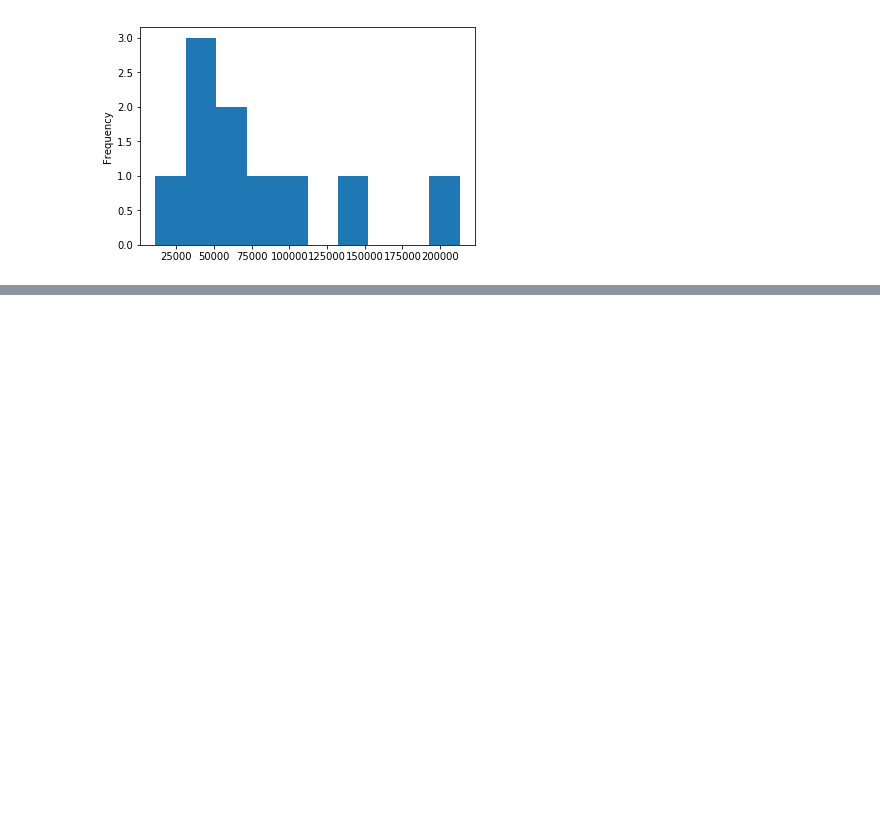
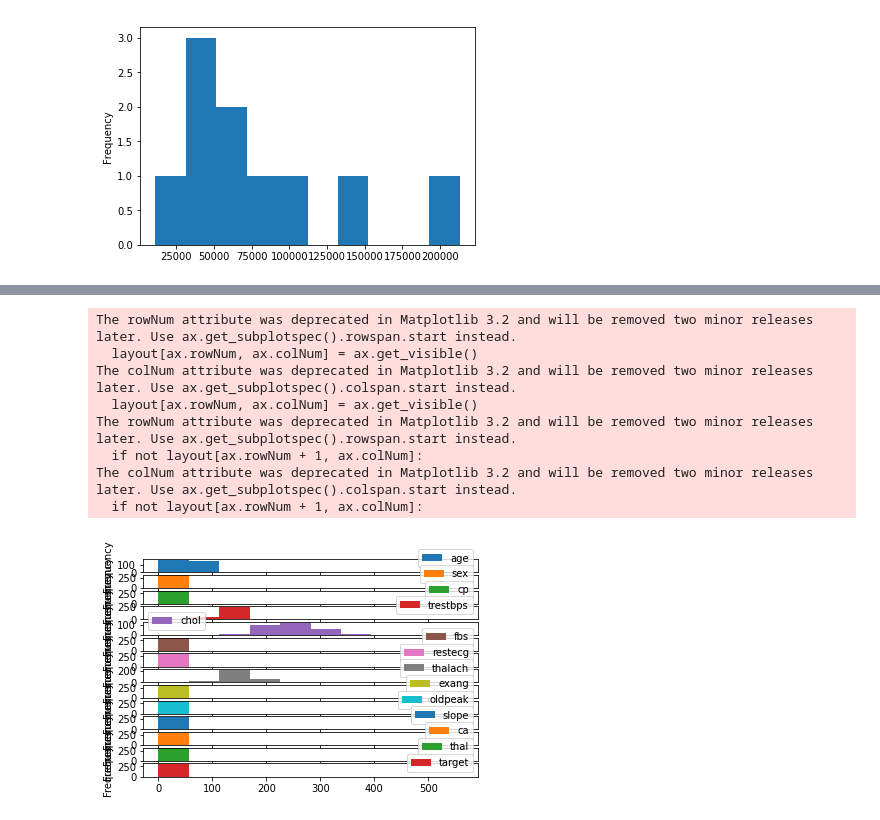
Before and after one commit to aryatomarAI/Machine-learning-and-data-science, a Jupyter notebook: Matplotlib/Introduction-to-matplotlib.ipynb, the cells around one changed output, grey strips where cells are left out. Saved outputs shown, nothing was run; the diff lists cells and outputs as text; code cells hidden in the pictures; blank space fills up the shorter version.

```diff
--- a/Matplotlib/Introduction-to-matplotlib.ipynb
+++ b/Matplotlib/Introduction-to-matplotlib.ipynb
@@ -366,0 +384,12 @@ car_sales["Odometer (KM)"].plot.hist(bins=10)
+# %%
+heart_disease.plot.hist(subplots=True); # We get subplots which are overlapping eachother
+# %% [output]
+The rowNum attribute was deprecated in Matplotlib 3.2 and will be removed two minor releases later. Use ax.get_subplotspec().rowspan.start instead.
+  layout[ax.rowNum, ax.colNum] = ax.get_visible()
+The colNum attribute was deprecated in Matplotlib 3.2 and will be removed two minor releases later. Use ax.get_subplotspec().colspan.start instead.
+  layout[ax.rowNum, ax.colNum] = ax.get_visible()
+The rowNum attribute was deprecated in Matplotlib 3.2 and will be removed two minor releases later. Use ax.get_subplotspec().rowspan.start instead.
+  if not layout[ax.rowNum + 1, ax.colNum]:
+The colNum attribute was deprecated in Matplotlib 3.2 and will be removed two minor releases later. Use ax.get_subplotspec().colspan.start instead.
+  if not layout[ax.rowNum + 1, ax.colNum]:
+[figure, added]
```
Also changed, not shown: parts of 22 cells of this notebook, 1 other file.
